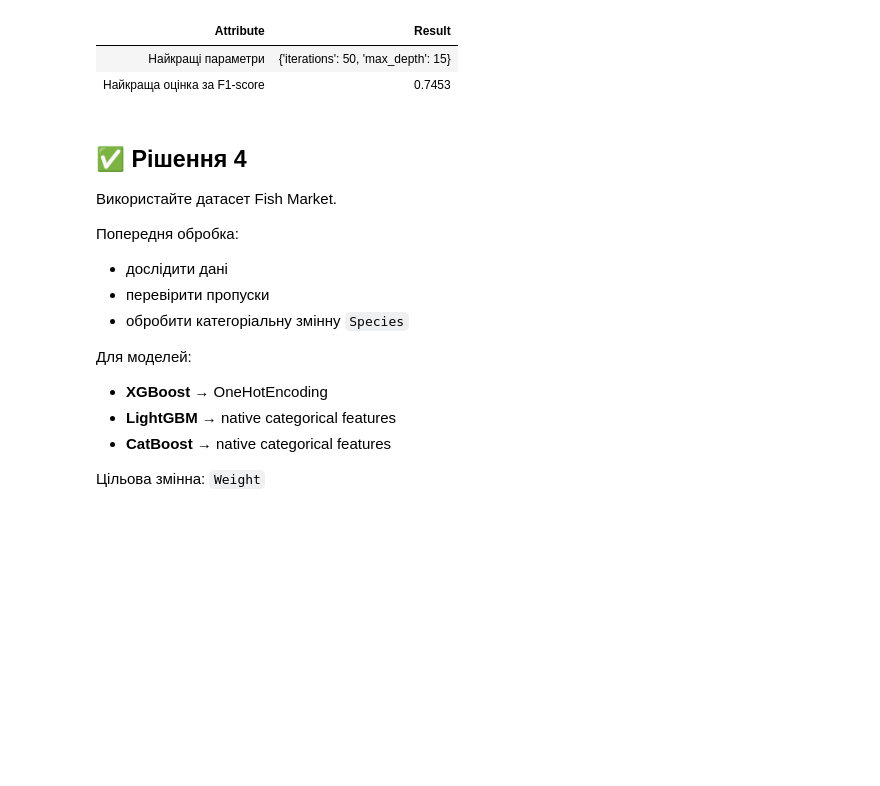
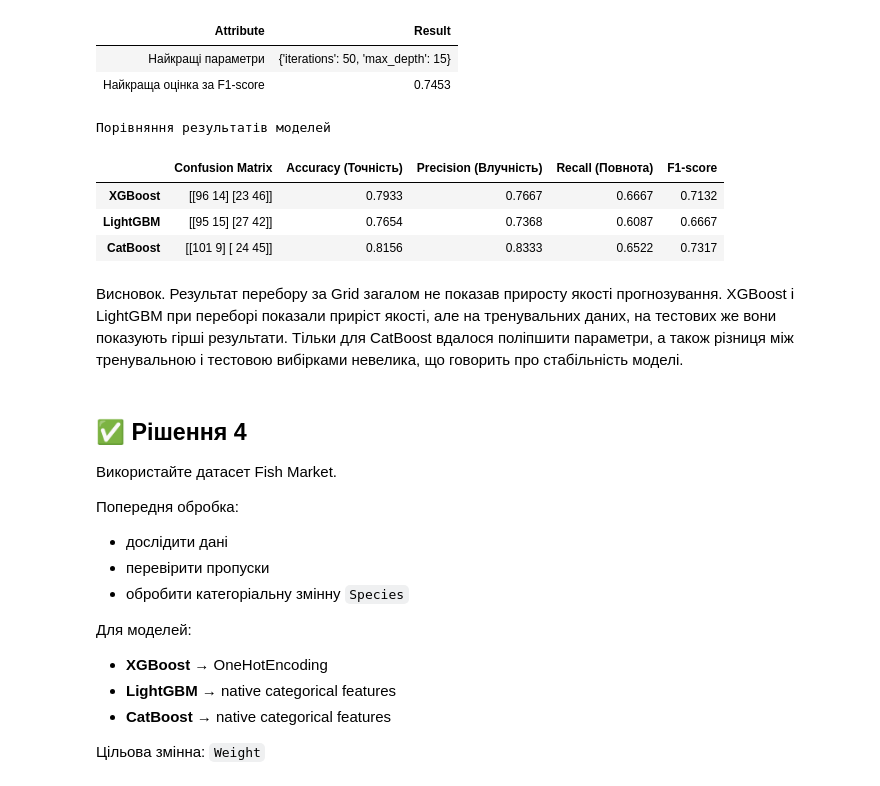
Before and after one commit to BogdanPinchuk/DataScience-PBY_HW14, a Jupyter notebook: Bohdan_Pinchuk_DS_HW14.ipynb, the cells around one changed output. Saved outputs shown, nothing was run; the diff lists cells and outputs as text; code cells hidden in the pictures; blank space fills up the shorter version.

Commit message:
[Homework14] - added comparing and conclusion

```diff
--- a/Bohdan_Pinchuk_DS_HW14.ipynb
+++ b/Bohdan_Pinchuk_DS_HW14.ipynb
@@ -1332,7 +1332,7 @@ rp.add_item("Найкраща оцінка за F1-score", rp.format_value(grid_
 
 # Print results
 display(Markdown(f"### XGBoost"))
-mn.calc_class_metrics(Y_test_ohe, Y_pred_xgboost)
+df_xgboost_c = mn.calc_class_metrics(Y_test_ohe, Y_pred_xgboost)
 rp.print_pd_report(f"Кращі результати (Grid Search)")
 # %% [output]
 ### XGBoost
@@ -1414,7 +1414,7 @@ rp.add_item("Найкраща оцінка за F1-score", rp.format_value(grid_
 
 # Print results
 display(Markdown(f"### LightGBM"))
-mn.calc_class_metrics(Y_test, Y_pred_lightgbm)
+df_lightgbm_c = mn.calc_class_metrics(Y_test, Y_pred_lightgbm)
 rp.print_pd_report(f"Кращі результати (Grid Search)")
 # %% [output]
 ### LightGBM
@@ -1496,7 +1496,7 @@ rp.add_item("Найкраща оцінка за F1-score", rp.format_value(grid_
 
 # Print results
 display(Markdown(f"### CatBoost"))
-mn.calc_class_metrics(Y_test, Y_pred_catboost)
+df_catboost_c = mn.calc_class_metrics(Y_test, Y_pred_catboost)
 rp.print_pd_report(f"Кращі результати (Grid Search)")
 # %% [output]
 ### CatBoost
@@ -1519,6 +1519,30 @@ weighted avg       0.82      0.82      0.81       179
 | Attribute | Result |
 | Найкращі параметри | {'iterations': 50, 'max_depth': 15} |
 | Найкраща оцінка за F1-score | 0.7453 |
+# %%
+# Comparing models
+
+from apps.reporter import Reporter
+
+# Input data
+models = [
+    ("XGBoost", df_xgboost_c),
+    ("LightGBM", df_lightgbm_c),
+    ("CatBoost", df_catboost_c),
+]
+
+# Solution
+
+# Print results
+Reporter.print_concat_pd_reports(models, "Порівняння результатів моделей")
+# %% [output]
+Порівняння результатів моделей
+|  | Confusion Matrix | Accuracy (Точність) | Precision (Влучність) | Recall (Повнота) | F1-score |
+| XGBoost | [[96 14] [23 46]] | 0.7933 | 0.7667 | 0.6667 | 0.7132 |
+| LightGBM | [[95 15] [27 42]] | 0.7654 | 0.7368 | 0.6087 | 0.6667 |
+| CatBoost | [[101 9] [ 24 45]] | 0.8156 | 0.8333 | 0.6522 | 0.7317 |
+# %% [markdown]
+Висновок. Результат перебору за Grid загалом не показав приросту якості прогнозування. XGBoost і LightGBM при переборі показали приріст якості, але на тренувальних даних, на тестових же вони показують гірші результати. Тільки для CatBoost вдалося поліпшити параметри, а також різниця між тренувальною і тестовою вибірками невелика, що говорить про стабільність моделі.
 # %% [markdown]
 ## ✅ Рішення 4
 Використайте датасет Fish Market.
```
Also changed, not shown: parts of 1 cell of this notebook.
